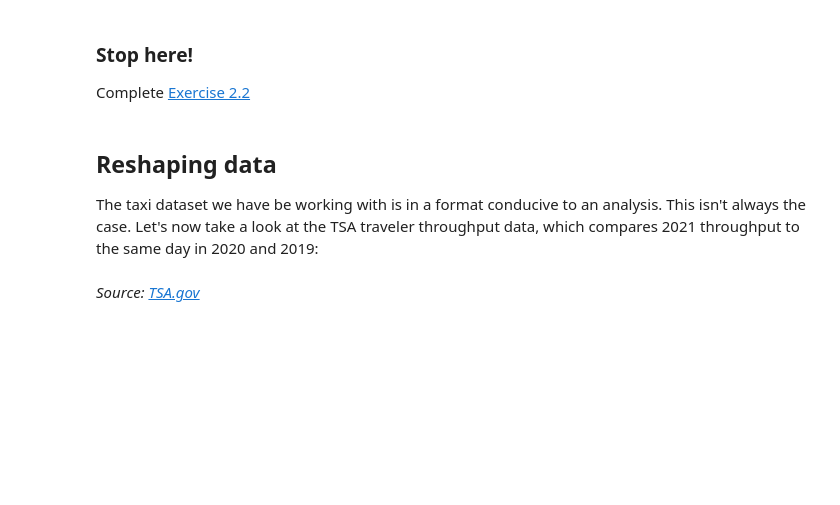
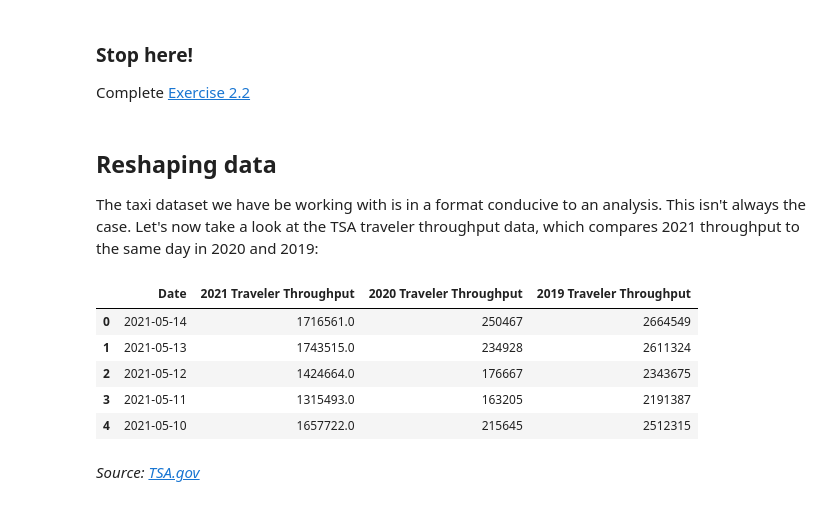
Before and after one commit to dmdigrande/dmdigrande.github.io, a Jupyter notebook: week1-lecture1-intro-to-pandas.ipynb, the cells around one changed output. Cells and saved outputs as stored; diff of their text form; code cells hidden in the pictures; blank space fills up the shorter version.

```diff
--- a/week1-lecture1-intro-to-pandas.ipynb
+++ b/week1-lecture1-intro-to-pandas.ipynb
@@ -734,3 +436,18 @@ The taxi dataset we have be working with is in a format conducive to an analysis
+# %%
+import pandas as pd
+
+tsa = pd.read_csv('./tsa_passenger_throughput.csv', parse_dates= ["Date"])
+
+tsa.head()
+
+# read '../data/tsa_passenger_throughput.csv'
+# %% [output]
+|  | Date | 2021 Traveler Throughput | 2020 Traveler Throughput | 2019 Traveler Throughput |
+| 0 | 2021-05-14 | 1716561.0 | 250467 | 2664549 |
+| 1 | 2021-05-13 | 1743515.0 | 234928 | 2611324 |
+| 2 | 2021-05-12 | 1424664.0 | 176667 | 2343675 |
+| 3 | 2021-05-11 | 1315493.0 | 163205 | 2191387 |
+| 4 | 2021-05-10 | 1657722.0 | 215645 | 2512315 |
 # %% [markdown]
 *Source: [TSA.gov](https://www.tsa.gov/coronavirus/passenger-throughput)*
 # %% [markdown]
```
Also changed, not shown: parts of 49 cells of this notebook.
